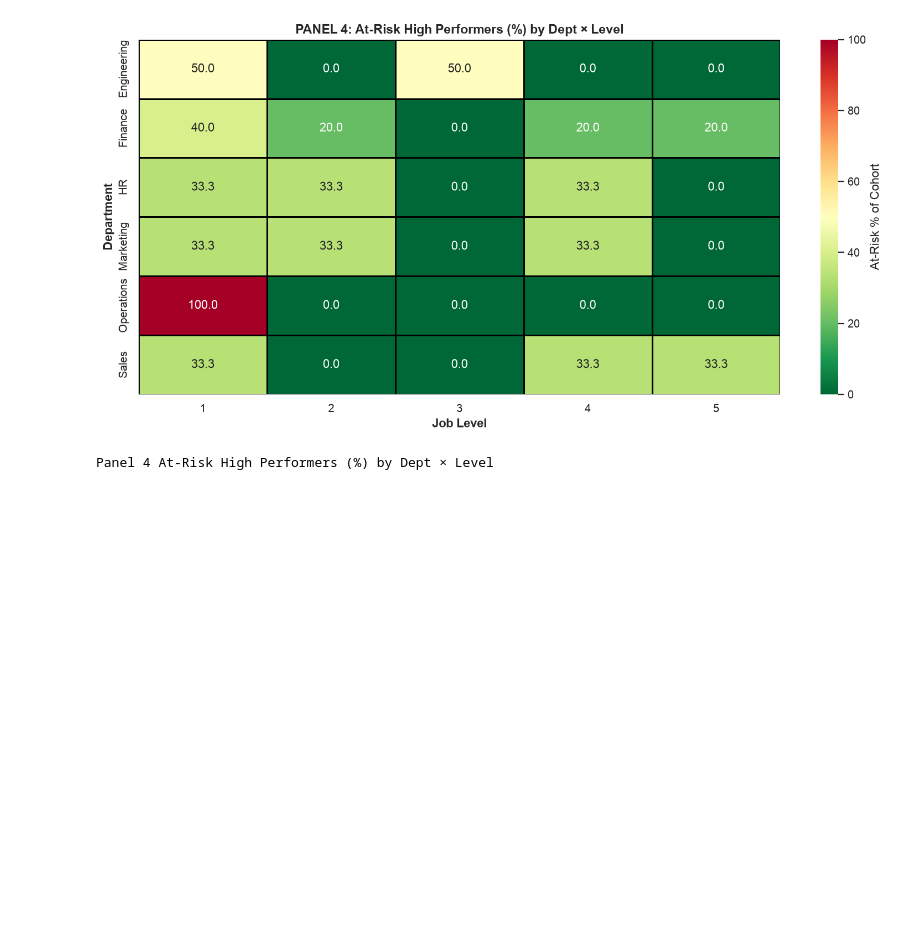
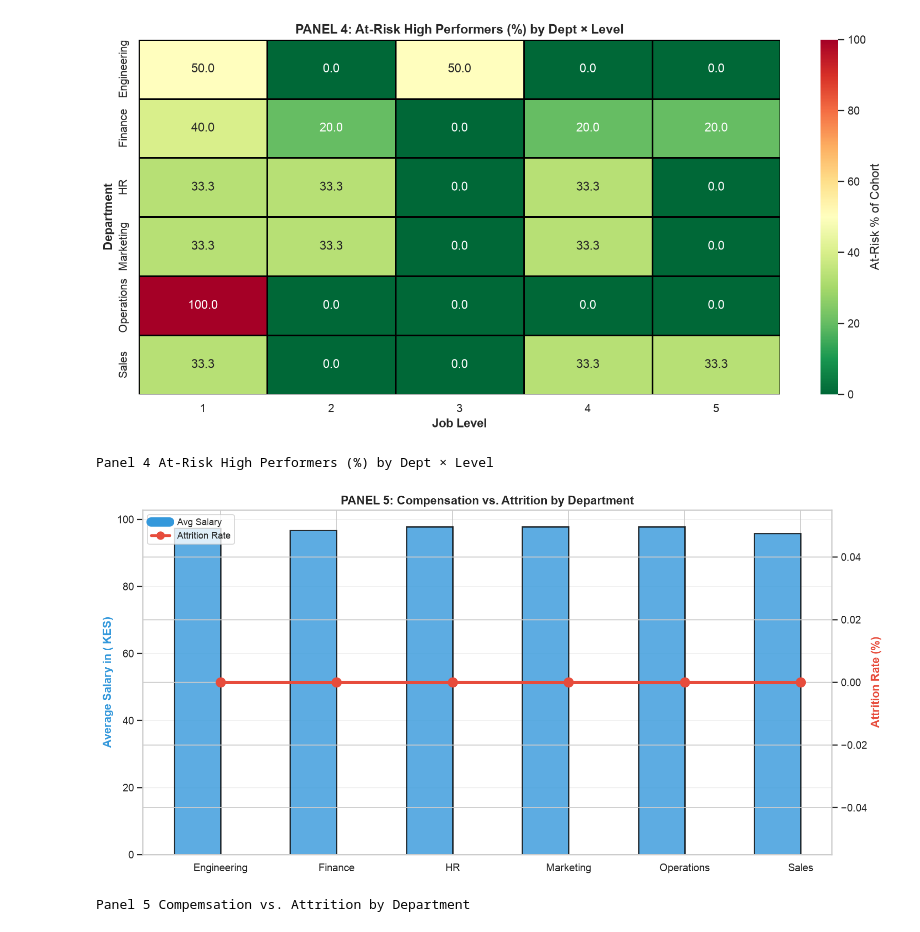
Before and after one commit to kariuki392/DataAnalysisProject29-HR-Attrition-Talent-Risk-Analytics-Engine, a Jupyter notebook: notebooks/hrattrition.ipynb, the cells around one changed output. Cells and saved outputs as stored; diff of their text form; code cells hidden in the pictures; blank space fills up the shorter version.

```diff
--- a/notebooks/hrattrition.ipynb
+++ b/notebooks/hrattrition.ipynb
@@ -187,3 +187,31 @@ print('Panel 4 At-Risk High Performers (%) by Dept × Level')
 # %% [output]
 [figure]
 Panel 4 At-Risk High Performers (%) by Dept × Level
+# %%
+salary_by_dept = df.groupby('Department').agg({'Salary': ['mean', 'std'], 'Attrition': 'mean'}).round(0)
+salary_by_dept.columns = ['Avg_Salary', 'Salary_Std', 'Attrition_Rate']
+
+fig, ax = plt.subplots(figsize=(12, 6))
+x = np.arange(len(salary_by_dept))
+ax.bar(x - 0.2, salary_by_dept['Avg_Salary']/1000, width=0.4, label='Avg Salary (K KES)', color='#3498DB', alpha=0.8, edgecolor='black', linewidth=1.5)
+ax2 = ax.twinx()
+ax2.plot(x, salary_by_dept['Attrition_Rate']*100, 'o-', color='#E74C3C', linewidth=3, markersize=10, label='Attrition Rate (%)')
+
+ax.set_xticks(x)
+ax.set_xticklabels(salary_by_dept.index)
+ax.set_ylabel('Average Salary in ( KES)', fontweight='bold', fontsize=12, color='#3498DB')
+ax2.set_ylabel('Attrition Rate (%)', fontweight='bold', fontsize=12, color='#E74C3C')
+ax.set_title('PANEL 5: Compensation vs. Attrition by Department', fontweight='bold', fontsize=13)
+ax.grid(True, alpha=0.3, axis='y')
+
+from matplotlib.lines import Line2D
+lines = [Line2D([0], [0], color='#3498DB', lw=10), Line2D([0], [0], color='#E74C3C', lw=3, marker='o', markersize=8)]
+ax.legend(lines, ['Avg Salary', 'Attrition Rate'], loc='upper left', fontsize=10)
+
+plt.tight_layout()
+plt.show()
+plt.close()
+print('Panel 5 Compemsation vs. Attrition by Department')
+# %% [output]
+[figure, added]
+Panel 5 Compemsation vs. Attrition by Department
```
